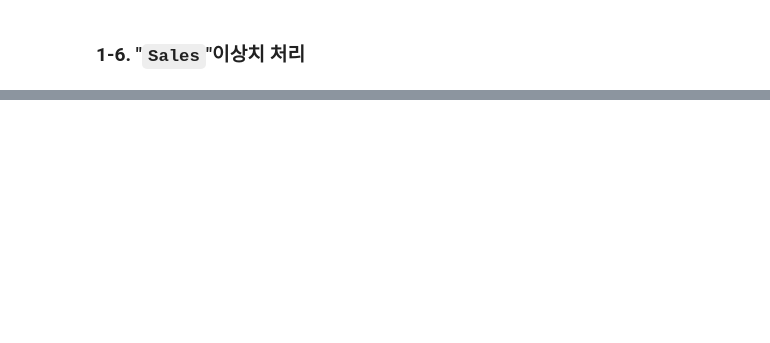
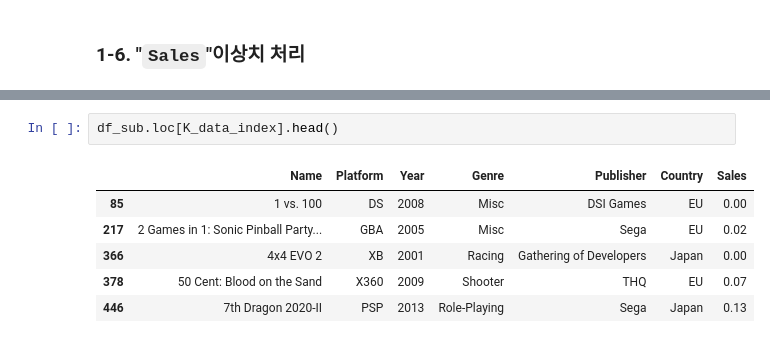
Before and after one commit to IlTACK-OH/Section1_project, a Jupyter notebook: Section1_project.ipynb, the cells around one changed output, grey strips where cells are left out. Drawn from its saved outputs; the diff is of its cells as text; blank space fills up the shorter version.

```diff
--- a/Section1_project.ipynb
+++ b/Section1_project.ipynb
@@ -420,0 +454,9 @@ df_sub[df_sub.Sales.apply(has_err)]
+# %%
+df_sub.loc[K_data_index].head()
+# %% [output]
+|  | Name | Platform | Year | Genre | Publisher | Country | Sales |
+| 85 | 1 vs. 100 | DS | 2008 | Misc | DSI Games | EU | 0.00 |
+| 217 | 2 Games in 1: Sonic Pinball Party... | GBA | 2005 | Misc | Sega | EU | 0.02 |
+| 366 | 4x4 EVO 2 | XB | 2001 | Racing | Gathering of Developers | Japan | 0.00 |
+| 378 | 50 Cent: Blood on the Sand | X360 | 2009 | Shooter | THQ | EU | 0.07 |
+| 446 | 7th Dragon 2020-II | PSP | 2013 | Role-Playing | Sega | Japan | 0.13 |
```
Also changed, not shown: parts of 16 cells of this notebook.
